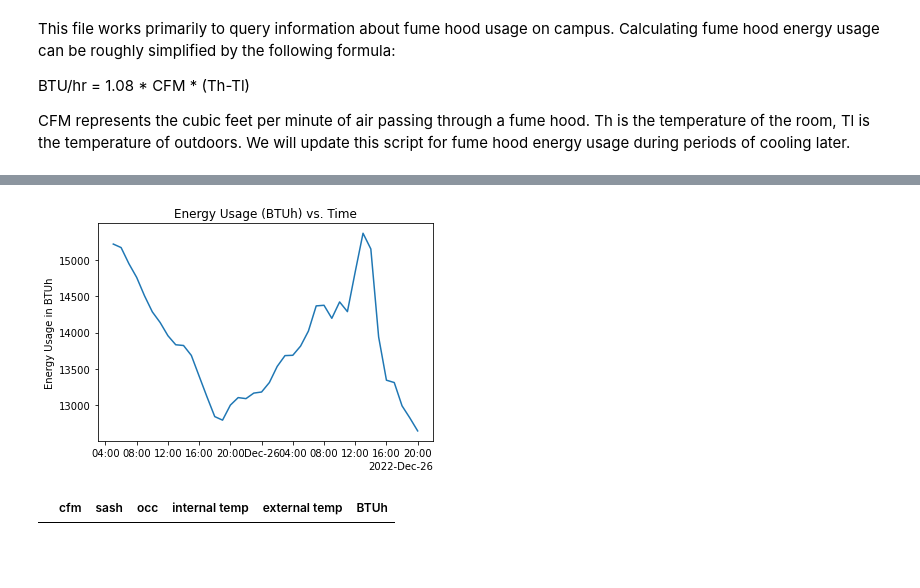
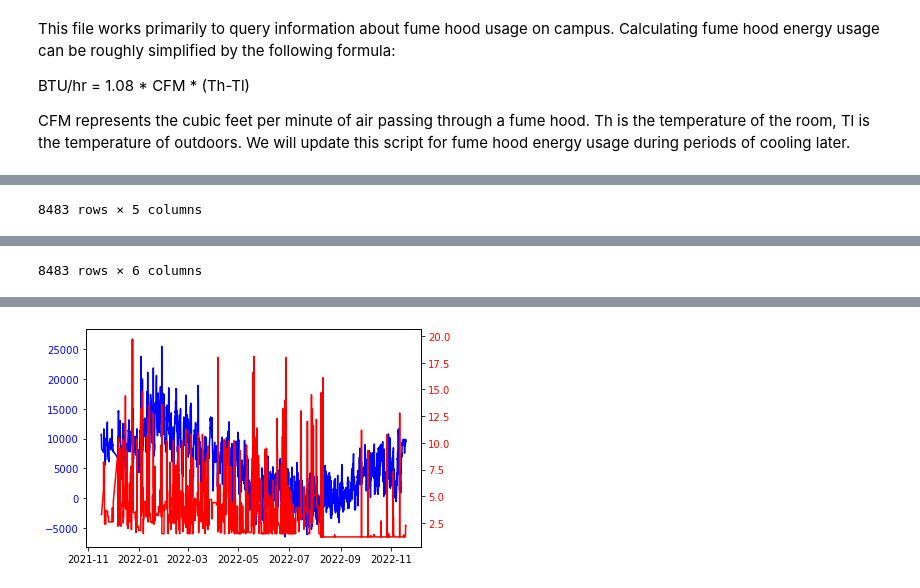
Before and after one commit to thereidfleish/fume-hood-dashboard, a Jupyter notebook: query.ipynb, the cells around one changed output, grey strips where cells are left out. Cells and saved outputs as stored; diff of their text form; code cells hidden in the pictures; blank space fills up the shorter version.

Commit message:
add hist csv and work on code

```diff
--- a/query.ipynb
+++ b/query.ipynb
@@ -172,23 +184,38 @@ end: end_time (string)
 Returns: Energy Usage by fumehood in btus over set target period
 """
 
-def query(target_list,server, start,end):
+def query(target_list, server, start, end):
   cfm_master = fume_query(target_list[0],server,start,end)
+  sash_master = fume_query(target_list[3],server,start,end)
   occ_master = fume_query(target_list[2],server,start,end)
   internal_temp_master = fume_query(target_list[1],server,start,end)
-  external_temp_master = outside_temp(start,end)
-  sash_master = fume_query(target_list[3],server,start,end)
-
+  # external_temp_master = outside_temp(start,end)
 
   cfm_list = pd.Series(data=[i[0] for i in cfm_master], index=[i[1] for i in cfm_master])
+  print("CFM List: ", cfm_list)
+  cfm_list = cfm_list[~cfm_list.index.duplicated()]
+  print("CFM List new: ", cfm_list)
+
+  sash_list = pd.Series(data=[i[0] for i in sash_master], index=[i[1] for i in sash_master])
+  print("\nSash List: ", sash_list)
+  sash_list = sash_list[~sash_list.index.duplicated()]
+  print("\nSash List new: ", sash_list)
+
   occ_list = pd.Series(data=[i[0] for i in occ_master], index=[i[1] for i in occ_master])
+  print("\nOCC List: ", occ_list)
+  occ_list = occ_list[~occ_list.index.duplicated()]
+  print("\nOCC List new: ", occ_list)
+
   internal_temp_list = pd.Series(data=[i[0] for i in internal_temp_master], index=[i[1] for i in internal_temp_master])
-  external_temp_list = pd.Series(data=[i[0] for i in external_temp_master], index=[i[1] for i in external_temp_master])
-  sash_list = pd.Series(data=[i[0] for i in sash_master], index=[i[1] for i in sash_master])
-  print(cfm_list)
-  print(occ_list)
-  print(internal_temp_list)
-  print(external_temp_list)
+  print("\nInternal Temp List: ", internal_temp_list)
+  internal_temp_list = internal_temp_list[~internal_temp_list.index.duplicated()]
+  print("\nInternal Temp List new: ", internal_temp_list)
+
+  # external_temp_list = pd.Series(data=[i[0] for i in external_temp_master], index=[i[1] for i in external_temp_master])
+  # print("\nExternal Temp List: ", external_temp_list)
+  external_temp_list = pd.read_csv("C:/Users/Dan/Documents/GitHub/fume-hood-dashboard/game_farm/hist.csv", index_col=0).squeeze()
+  external_temp_list.index = external_temp_list.index.astype('datetime64[ns]')
+  print("\nExternal Temp List: ", external_temp_list)
 
   df = pd.concat([cfm_list, sash_list, occ_list, internal_temp_list, external_temp_list], axis=1)
   df.columns = ["cfm", "sash" ,"occ", "internal temp", "external temp"]
@@ -211,11 +238,39 @@ def query(target_list,server, start,end):
 
   #We should try to do this in 10 minute intervals...not exactly sure how tho
 
-  final_data = pd.Series(data=df["BTUh"], index=df.index)
+  print("Total BTUh: ", df["BTUh"].sum())
+  print("Total BTUh occupied: ", df["BTUh"][df["occ"] == 1.0].sum())
+  print("Total BTUh unoccupied: ", df["BTUh"][df["occ"] == 0].sum())
+  print("Percent occupied: ", len(df[df["occ"] == 1.0]) / len(df))
 
+  fig, ax = plt.subplots()
+  ax.plot(df["BTUh"], color="blue")
+  ax.tick_params(axis="y", labelcolor="blue")
+  ax2 = ax.twinx()
+  ax2.plot(df["sash"], color="red")
+  ax2.tick_params(axis="y", labelcolor="red")
+  plt.show()
 
+  fig, ax = plt.subplots()
+  ax.plot(df["BTUh"], color="blue")
+  ax.tick_params(axis="y", labelcolor="blue")
+  ax2 = ax.twinx()
+  ax2.plot(df["occ"], color="red")
+  ax2.tick_params(axis="y", labelcolor="red")
+  plt.show()
 
-  plt.plot(final_data)
+  fig, ax = plt.subplots()
+  ax.plot(df["BTUh"], color="blue")
+  ax.tick_params(axis="y", labelcolor="blue")
+  ax2 = ax.twinx()
+  ax2.plot(df["external temp"], color="red")
+  ax2.tick_params(axis="y", labelcolor="red")
+  plt.show()
+
+  plt.plot(df["BTUh"], label="BTUh")
+  plt.plot(df["sash"])
+  plt.plot(df["occ"])
+  plt.plot(df["external temp"])
   plt.ylabel("Energy Usage in BTUh")
   plt.gca().xaxis.set_major_formatter(mdates.ConciseDateFormatter(plt.gca().xaxis.get_major_locator()))
   plt.title("Energy Usage (BTUh) vs. Time")
@@ -261,7 +316,7 @@ def query(target_list,server, start,end):
 
   for val in df.columns :
     print("Variable: " + str(val) + str(st.pearsonr(df[val],df["BTUh"])))
-  return final_data.sum()
+  return
 
 
 target_list = ["#biotech/biotech_4th_floor/fourth_floor_fume_hood_lab_spaces/lab_433_control/hoodvalve_flow/trend_log",
@@ -269,8 +324,8 @@ target_list = ["#biotech/biotech_4th_floor/fourth_floor_fume_hood_lab_spaces/lab
                "#biotech/biotech_4th_floor/fourth_floor_fume_hood_lab_spaces/lab_433_control/occ_trend",
                "#biotech/biotech_4th_floor/fourth_floor_fume_hood_lab_spaces/lab_433_control/hood_sash"]
 server = "biotech_main"
-start = "2022-12-25T00:00:00.000"
-end = "2022-12-27T00:00:00.000"
+start = str(datetime(2021, 11, 17))
+end = str(datetime(2022, 11, 17))
 
-print(query(target_list,server,start,end))
+query(target_list,server,start,end)
 # %% [output]
@@ -324 +374,2 @@ dtype: float64
+8483 rows × 5 columns
 |  | cfm | sash | occ | internal temp | external temp | BTUh |
@@ -340,0 +387 @@ dtype: float64
+8483 rows × 6 columns
@@ -341,2 +392 @@ dtype: float64
-[figure, old version]
+[figure, new version]
-|  | cfm | sash | occ | internal temp | external temp | BTUh |
```
Also changed, not shown: parts of 7 cells of this notebook, 2 other files.
